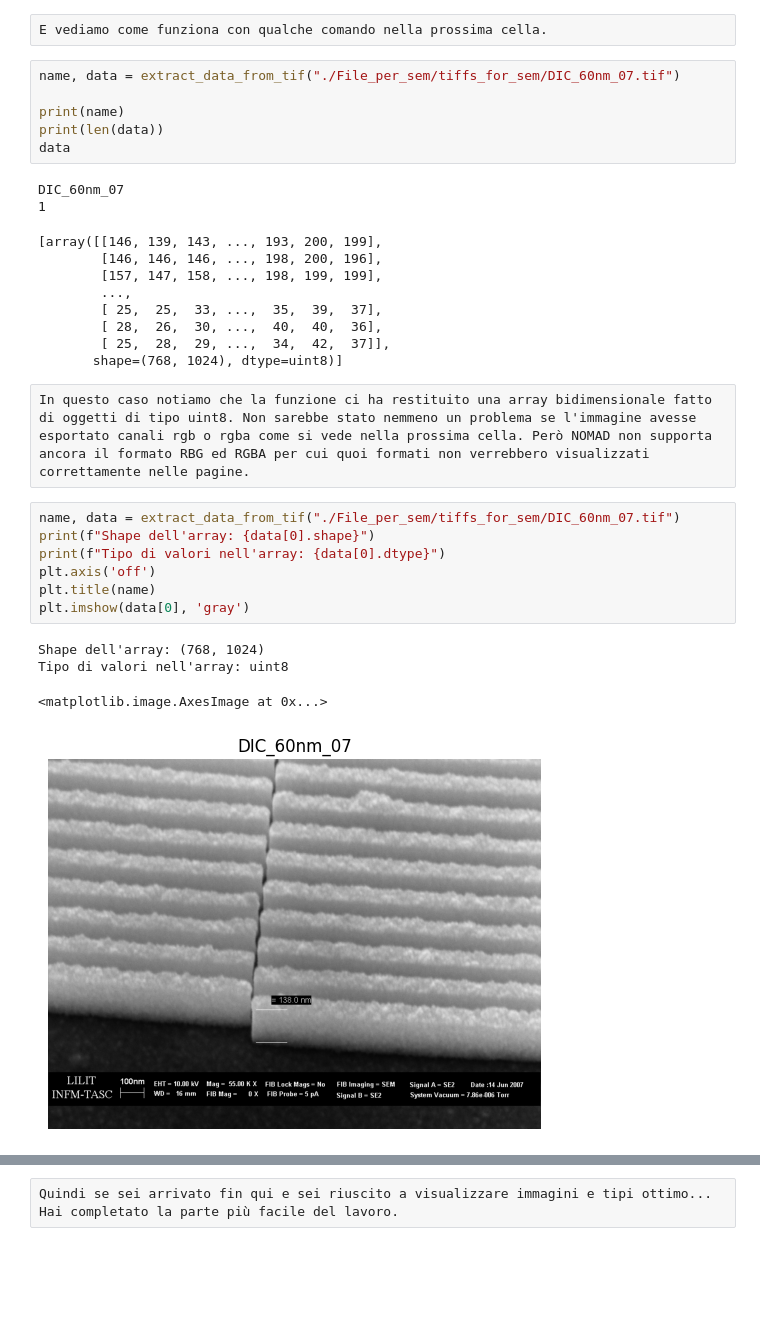
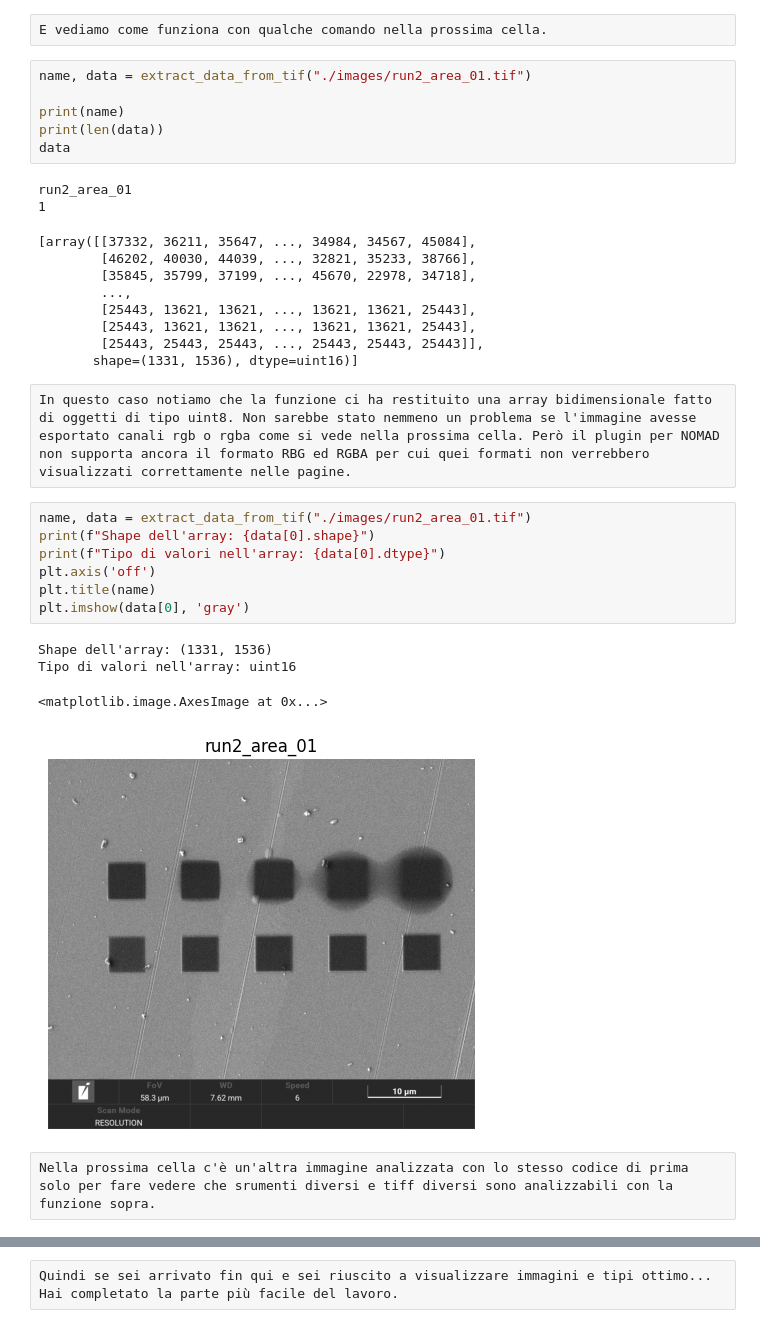
Before and after one commit to Trog-404/Managing-tifs, a Jupyter notebook: Analyze_input_data.ipynb, the cells around one changed output, grey strips where cells are left out. Cells and saved outputs as stored; diff of their text form; blank space fills up the shorter version.

```diff
--- a/Analyze_input_data.ipynb
+++ b/Analyze_input_data.ipynb
@@ -25,34 +24,36 @@ Nel codice reale impiegato per nomad in realrà si sta già lavorando pagina per
 # %% [raw]
 E vediamo come funziona con qualche comando nella prossima cella.
 # %%
-name, data = extract_data_from_tif("./File_per_sem/tiffs_for_sem/DIC_60nm_07.tif")
+name, data = extract_data_from_tif("./images/run2_area_01.tif")
 
 print(name)
 print(len(data))
 data
 # %% [output]
-DIC_60nm_07
+run2_area_01
 1
-[array([[146, 139, 143, ..., 193, 200, 199],
-        [146, 146, 146, ..., 198, 200, 196],
-        [157, 147, 158, ..., 198, 199, 199],
+[array([[37332, 36211, 35647, ..., 34984, 34567, 45084],
+        [46202, 40030, 44039, ..., 32821, 35233, 38766],
+        [35845, 35799, 37199, ..., 45670, 22978, 34718],
         ...,
-        [ 25,  25,  33, ...,  35,  39,  37],
-        [ 28,  26,  30, ...,  40,  40,  36],
-        [ 25,  28,  29, ...,  34,  42,  37]],
-       shape=(768, 1024), dtype=uint8)]
+        [25443, 13621, 13621, ..., 13621, 13621, 25443],
+        [25443, 13621, 13621, ..., 13621, 13621, 25443],
+        [25443, 25443, 25443, ..., 25443, 25443, 25443]],
+       shape=(1331, 1536), dtype=uint16)]
 # %% [raw]
-In questo caso notiamo che la funzione ci ha restituito una array bidimensionale fatto di oggetti di tipo uint8. Non sarebbe stato nemmeno un problema se l'immagine avesse esportato canali rgb o rgba come si vede nella prossima cella. Però NOMAD non supporta ancora il formato RBG ed RGBA per cui quoi formati non verrebbero visualizzati correttamente nelle pagine.
+In questo caso notiamo che la funzione ci ha restituito una array bidimensionale fatto di oggetti di tipo uint8. Non sarebbe stato nemmeno un problema se l'immagine avesse esportato canali rgb o rgba come si vede nella prossima cella. Però il plugin per NOMAD non supporta ancora il formato RBG ed RGBA per cui quei formati non verrebbero visualizzati correttamente nelle pagine.
 # %%
-name, data = extract_data_from_tif("./File_per_sem/tiffs_for_sem/DIC_60nm_07.tif")
+name, data = extract_data_from_tif("./images/run2_area_01.tif")
 print(f"Shape dell'array: {data[0].shape}")
 print(f"Tipo di valori nell'array: {data[0].dtype}")
 plt.axis('off')
 plt.title(name)
 plt.imshow(data[0], 'gray')
 # %% [output]
-Shape dell'array: (768, 1024)
-Tipo di valori nell'array: uint8
+Shape dell'array: (1331, 1536)
+Tipo di valori nell'array: uint16
 <matplotlib.image.AxesImage at 0x...>
-[figure, old version]
+[figure, new version]
+# %% [raw]
+Nella prossima cella c'è un'altra immagine analizzata con lo stesso codice di prima solo per fare vedere che srumenti diversi e tiff diversi sono analizzabili con la funzione sopra.
 # %%
```
Also changed, not shown: parts of 36 cells of this notebook, 11 other files.
